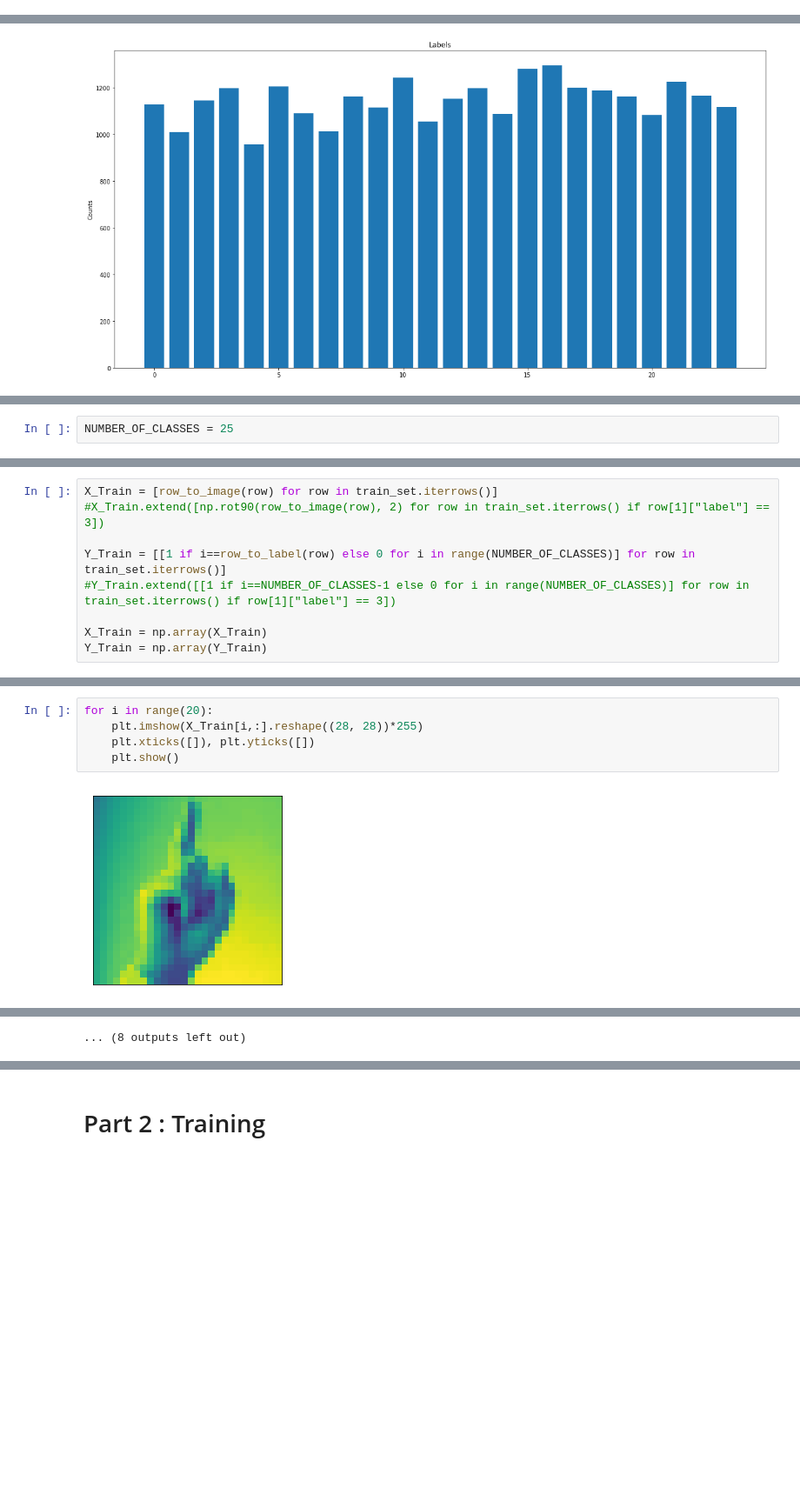
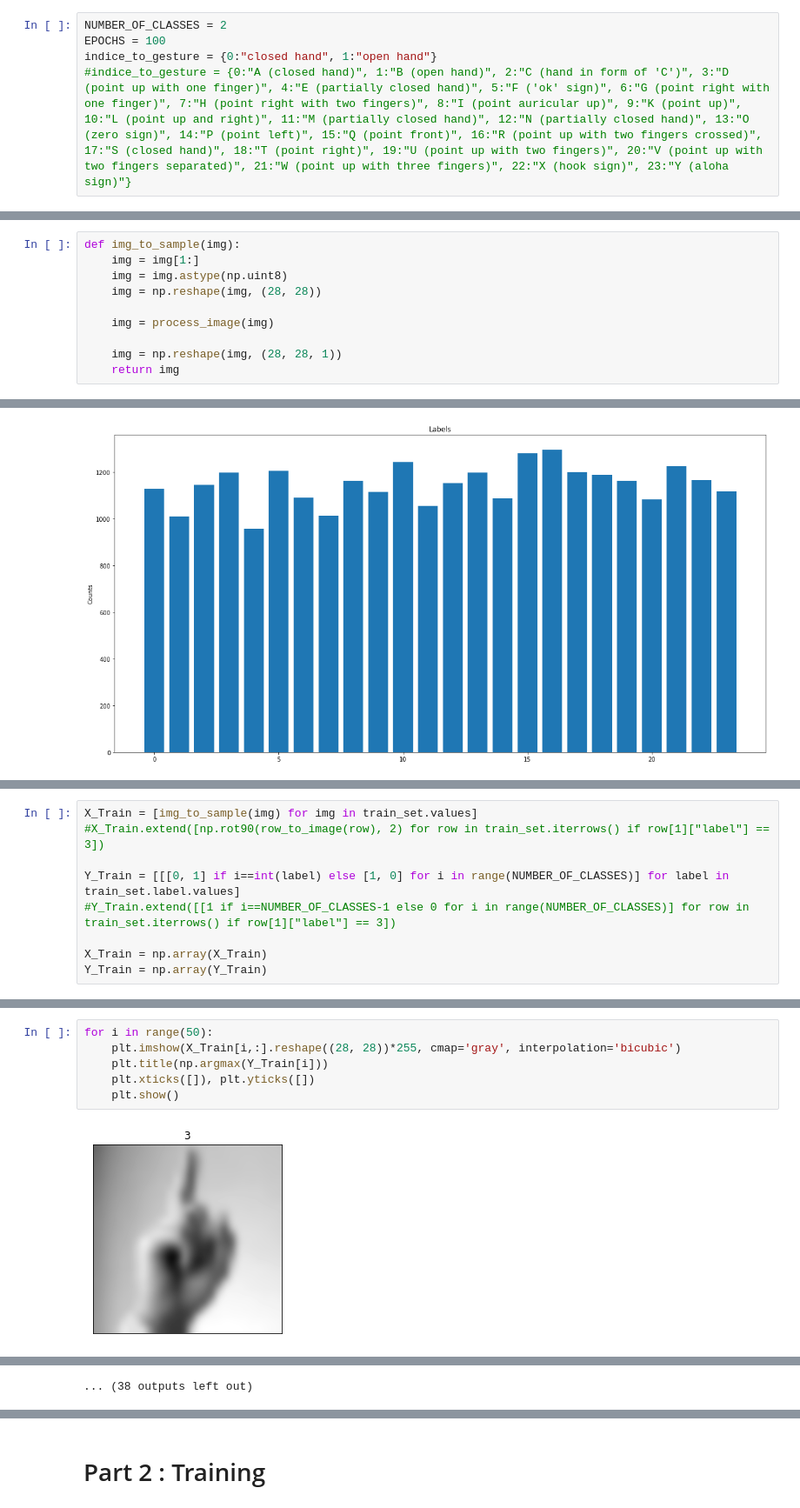
Before and after one commit to Mosfather/Hand-Gesture-Detection, a Jupyter notebook: Hand Gesture Classification.ipynb, the cells around one changed output, grey strips where cells are left out. Shown at 87% size. Drawn from its saved outputs; the diff is of its cells as text; blank space fills up the shorter version.

```diff
--- a/Hand Gesture Classification.ipynb
+++ b/Hand Gesture Classification.ipynb
@@ -0,0 +24,5 @@
+# %%
+NUMBER_OF_CLASSES = 2
+EPOCHS = 100
+indice_to_gesture = {0:"closed hand", 1:"open hand"}
+#indice_to_gesture = {0:"A (closed hand)", 1:"B (open hand)", 2:"C (hand in form of 'C')", 3:"D (point up with one finger)", 4:"E (partially closed hand)", 5:"F ('ok' sign)", 6:"G (point right with one finger)", 7:"H (point right with two fingers)", 8:"I (point auricular up)", 9:"K (point up)", 10:"L (point up and right)", 11:"M (partially closed hand)", 12:"N (partially closed hand)", 13:"O (zero sign)", 14:"P (point left)", 15:"Q (point front)", 16:"R (point up with two fingers crossed)", 17:"S (closed hand)", 18:"T (point right)", 19:"U (point up with two fingers)", 20:"V (point up with two fingers separated)", 21:"W (point up with three fingers)", 22:"X (hook sign)", 23:"Y (aloha sign)"}
@@ -0,0 +41,10 @@
+# %%
+def img_to_sample(img):
+    img = img[1:]
+    img = img.astype(np.uint8)
+    img = np.reshape(img, (28, 28))
+
+    img = process_image(img)
+
+    img = np.reshape(img, (28, 28, 1))
+    return img
@@ -68,2 +121,0 @@ plt.show()
-# %%
-NUMBER_OF_CLASSES = 25
@@ -92,8 +122,8 @@ def row_to_label(row):
 # %%
-X_Train = [row_to_image(row) for row in train_set.iterrows()]
+X_Train = [img_to_sample(img) for img in train_set.values]
 #X_Train.extend([np.rot90(row_to_image(row), 2) for row in train_set.iterrows() if row[1]["label"] == 3])
 
-Y_Train = [[1 if i==row_to_label(row) else 0 for i in range(NUMBER_OF_CLASSES)] for row in train_set.iterrows()]
+Y_Train = [[[0, 1] if i==int(label) else [1, 0] for i in range(NUMBER_OF_CLASSES)] for label in train_set.label.values]
 #Y_Train.extend([[1 if i==NUMBER_OF_CLASSES-1 else 0 for i in range(NUMBER_OF_CLASSES)] for row in train_set.iterrows() if row[1]["label"] == 3])
 
 X_Train = np.array(X_Train)
@@ -108,9 +158,10 @@ Y_Test = [[1 if i==row_to_label(row) else 0 for i in range(NUMBER_OF_CLASSES+1)]
 X_Test = np.array(X_Test)
 Y_Test = np.array(Y_Test)
 # %%
-for i in range(20):
-    plt.imshow(X_Train[i,:].reshape((28, 28))*255)
+for i in range(50):
+    plt.imshow(X_Train[i,:].reshape((28, 28))*255, cmap='gray', interpolation='bicubic')
+    plt.title(np.argmax(Y_Train[i]))
     plt.xticks([]), plt.yticks([])
     plt.show()
 # %% [output]
-[figure, old version]
+[figure, new version]
@@ -128,4 +179,4 @@ for i in range(20):
-... (8 outputs left out)
+... (38 outputs left out)
 # %%
 len(Y_Train)
 # %% [output]
```
Also changed, not shown: parts of 48 cells of this notebook.
